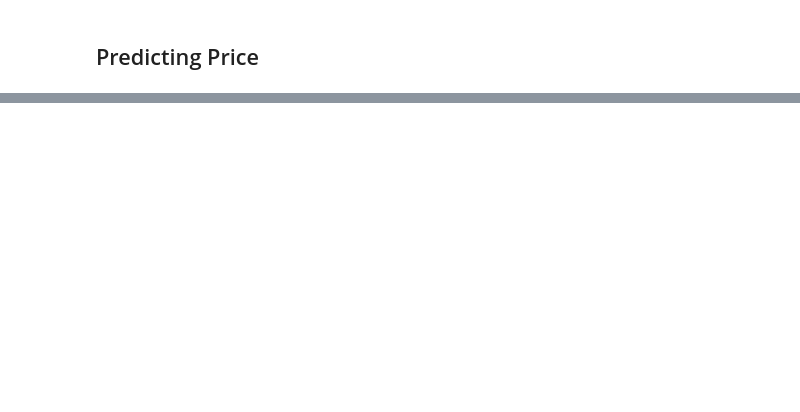
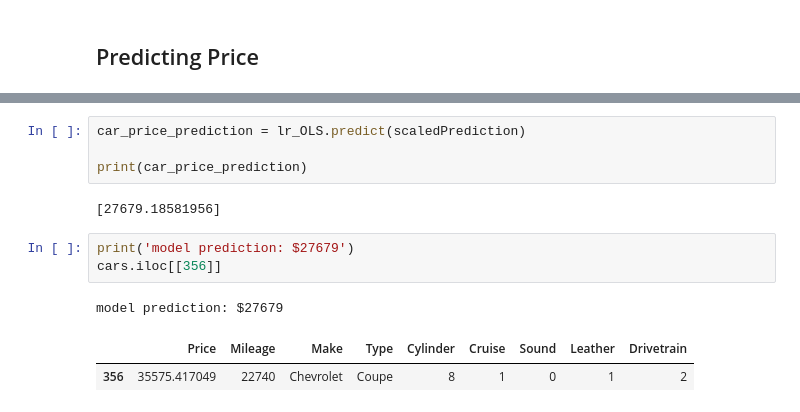
Before and after one commit to Ozxahmed/ML_DS_DL_Udemy_Course, a Jupyter notebook: s3_2_clean_project.ipynb, the cells around one changed output, grey strips where cells are left out. Drawn from its saved outputs; the diff is of its cells as text; blank space fills up the shorter version.

Commit message:
model done, trying to measure error

```diff
--- a/s3_2_clean_project.ipynb
+++ b/s3_2_clean_project.ipynb
@@ -690,0 +780,13 @@ scaledPredicting = ss.transform([[]])
+# %%
+car_price_prediction = lr_OLS.predict(scaledPrediction)
+
+print(car_price_prediction)
+# %% [output]
+[27679.18581956]
+# %%
+print('model prediction: $27679')
+cars.iloc[[356]]
+# %% [output]
+model prediction: $27679
+|  | Price | Mileage | Make | Type | Cylinder | Cruise | Sound | Leather | Drivetrain |
+| 356 | 35575.417049 | 22740 | Chevrolet | Coupe | 8 | 1 | 0 | 1 | 2 |
```
Also changed, not shown: parts of 16 cells of this notebook.
